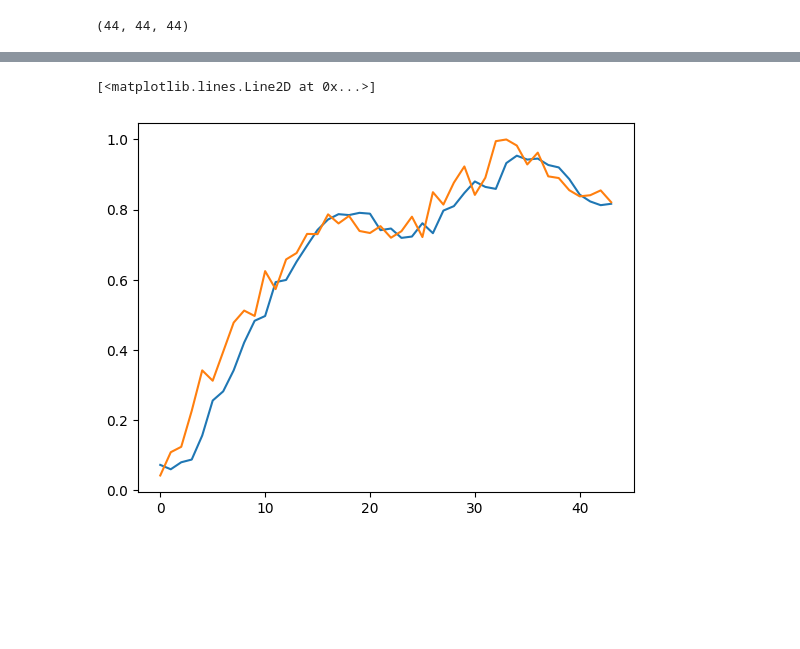
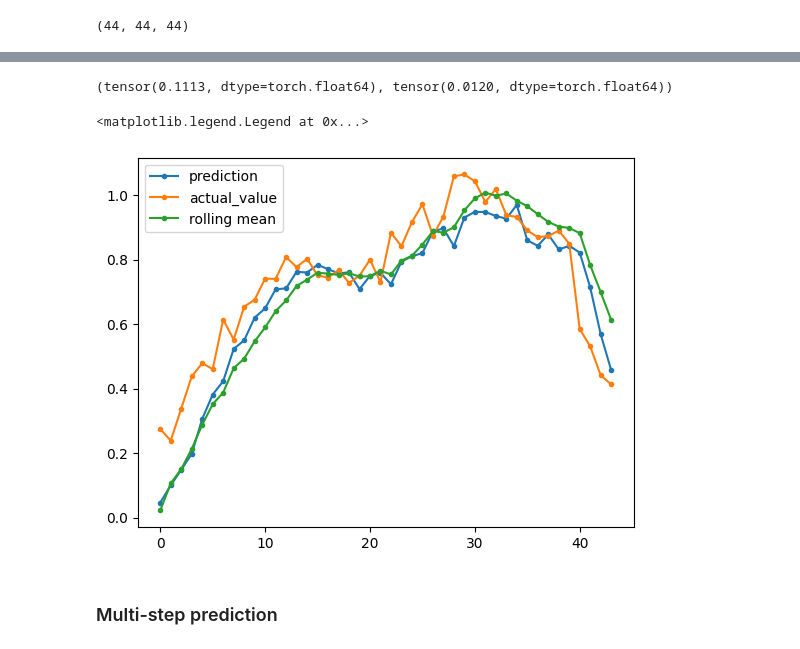
Before and after one commit to holajoa/fin-proj, a Jupyter notebook: lstm2.ipynb, the cells around one changed output, grey strips where cells are left out. Saved outputs shown, nothing was run; the diff lists cells and outputs as text; code cells hidden in the pictures; blank space fills up the shorter version.

```diff
--- a/lstm2.ipynb
+++ b/lstm2.ipynb
@@ -103,7 +107,7 @@ train_transformed
 # %%
 # Data Augmentation
-train_transformed = pd.concat([train_transformed]+[train_transformed.shift(i) for i in range(1, 20)], axis=1)
-train_transformed.columns = ["close"] + [f"lag_{i}" for i in range(1, 20)]
+train_transformed = pd.concat([train_transformed]+[train_transformed.shift(i) for i in range(1, lookback)], axis=1)
+train_transformed.columns = ["close"] + [f"lag_{i}" for i in range(1, lookback)]
 train_transformed = train_transformed.dropna()
 # %%
 # for s in [-1, -2, -3]:
@@ -123,10 +129,10 @@ train_transformed = train_transformed.dropna()
 # %%
 val = si.get_data("aapl", start_date=val_start_date, end_date=val_end_date)[["close"]]
-val.plot()
 val_transformed = val.copy(deep=True)
-val_transformed[:] = scaler.fit_transform(val)
-val_transformed = pd.concat([val_transformed]+[val_transformed.shift(i) for i in range(1, 20)], axis=1)
-val_transformed.columns = ["close"] + [f"lag_{i}" for i in range(1,20)]
+val_transformed[:] = s[-1].fit_transform(val) #use last train scaler to scale validation data
+val_transformed.plot()
+val_transformed = pd.concat([val_transformed]+[val_transformed.shift(i) for i in range(1, lookback)], axis=1)
+val_transformed.columns = ["close"] + [f"lag_{i}" for i in range(1,lookback)]
 val_transformed = val_transformed.dropna()
 val_transformed.head()
 # %% [output]
@@ -325,8 +329,8 @@ plt.legend()
 # %%
 test = si.get_data("aapl", start_date=test_start_date, end_date=test_end_date)[["close"]]
-test.plot()
-test_transformed = val.copy(deep=True)
-test_transformed[:] = scaler.fit_transform(test)
+test_transformed = test.copy(deep=True)
+test_transformed[:] = s[-1].transform(test)
+test_transformed.plot()
 test_transformed = pd.concat([test_transformed]+[test_transformed.shift(i) for i in range(1,20)], axis=1)
 test_transformed.columns = ["close"] + [f"lag_{i}" for i in range(1,20)]
 test_transformed = test_transformed.dropna()
@@ -384,9 +389,24 @@ Test accuracy: 0.0227
+# %%
+target = test_transformed[["close"]]
+rolling_mean_preds = target.ewm(span=5, adjust=False).mean().values
+
+lstm_preds = torch.concat(y_pred_list).cpu().numpy()
+
+true_targets = test_transformed[["close"]].to_numpy().flatten()
+
+loss_fn(torch.tensor(rolling_mean_preds[3:-1]), torch.tensor(true_targets[4:])), loss_fn(torch.tensor(lstm_preds), torch.tensor(true_targets))
+# %% [output]
+(tensor(0.1113, dtype=torch.float64), tensor(0.0120, dtype=torch.float64))
 # %%
-plt.plot(y_pred_list[0].numpy(), label="prediction")
-plt.plot(test_transformed[["close"]].to_numpy(), label="actual_value")
+plt.plot(y_pred_list[0][4:].numpy(), label="prediction", marker='.')
+plt.plot(test_transformed[["close"]][4:].to_numpy(), label="actual_value",marker='.')
+plt.plot(rolling_mean_preds[3:-1], label="rolling mean",marker='.')
+plt.legend()
 # %% [output]
-[<matplotlib.lines.Line2D at 0x...>]
+<matplotlib.legend.Legend at 0x...>
-[figure, old version]
+[figure, new version]
+# %% [markdown]
+### Multi-step prediction
 # %%
 steps = 30
 x_1_test = X_test.iloc[0,:]
```
Also changed, not shown: parts of 16 cells of this notebook.
